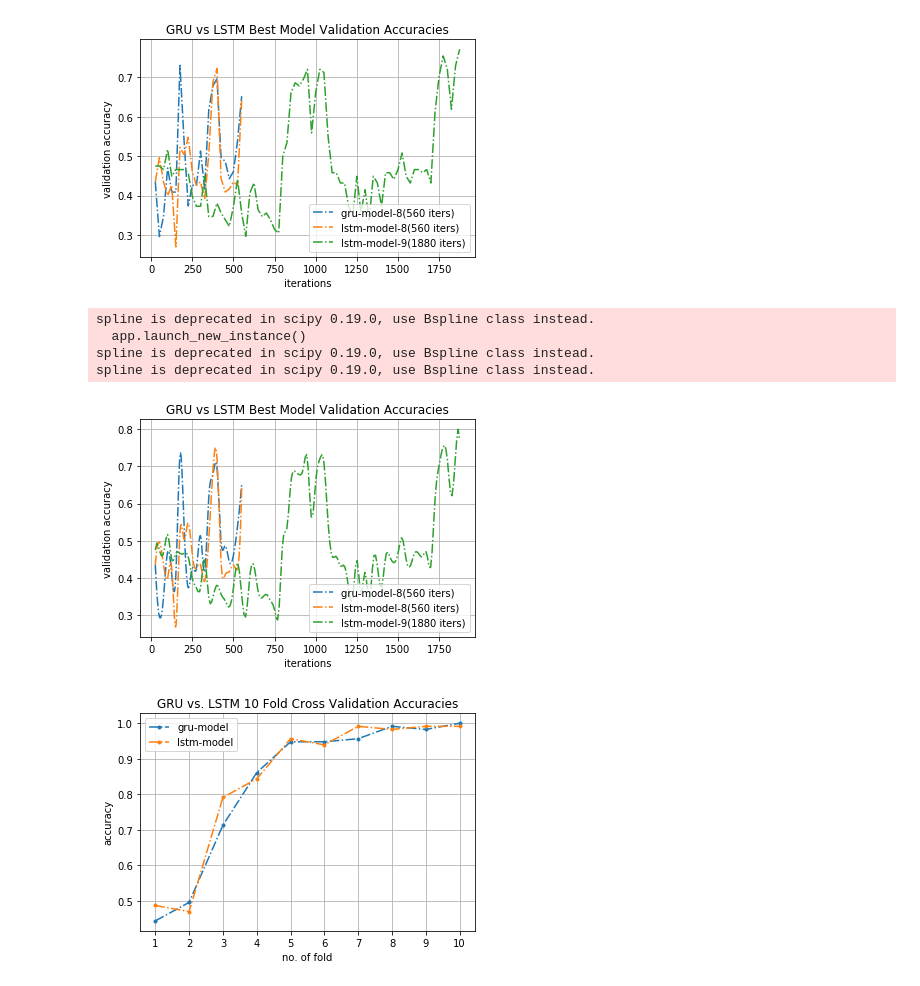
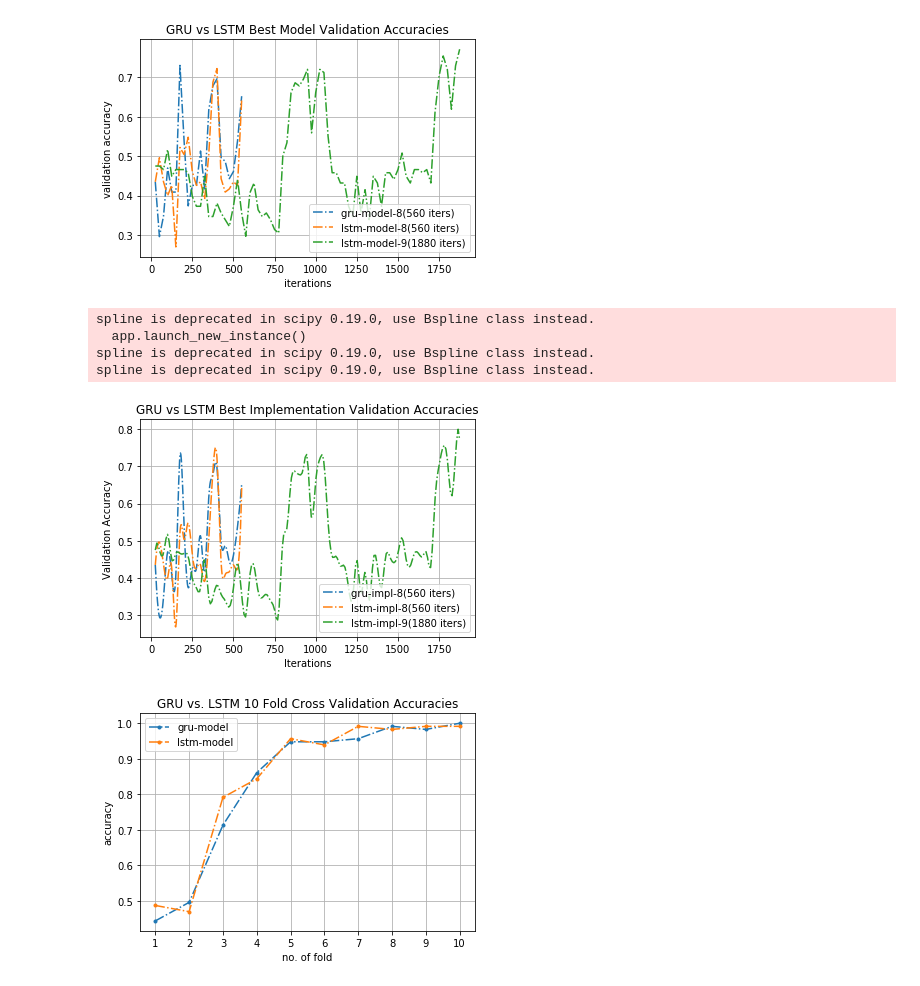
Before and after one commit to abdulhasibuddin/Depression-Analysis-from-Social-Media-Data-in-Bangla-Language-Applying-Deep-Recurrent-Neural-Network, a Jupyter notebook: GRU_vs_LSTM_FINAL/Graph Plot for GRU vs. LSTM.ipynb, the cells around one changed output. Drawn from its saved outputs; the diff is of its cells as text; code cells hidden in the pictures.

```diff
--- a/GRU_vs_LSTM_FINAL/Graph Plot for GRU vs. LSTM.ipynb
+++ b/GRU_vs_LSTM_FINAL/Graph Plot for GRU vs. LSTM.ipynb
@@ -121,43 +408,43 @@ marker = ''
 markersize = 3
 
 #plt.figure(figsize=(30,15))
-plt.title('GRU vs LSTM Best Model Validation Accuracies')
-plt.xlabel('iterations')
-plt.ylabel('validation accuracy')
+plt.title('GRU vs LSTM Best Implementation Validation Accuracies')
+plt.xlabel('Iterations')
+plt.ylabel('Validation Accuracy')
 
 x = x_axis_8
 y = gru_model_8_val_acc
 x_sm = np.array(x)
 y_sm = np.array(y)
 x_smooth = np.linspace(x_sm.min(), x_sm.max(), smoothing_factor)
 y_smooth = spline(x, y, x_smooth)
-plt.plot(x_smooth, y_smooth, marker=marker, markersize=markersize, linestyle=linestyle, label='gru-model-8(560 iters)')
+plt.plot(x_smooth, y_smooth, marker=marker, markersize=markersize, linestyle=linestyle, label='gru-impl-8(560 iters)')
 
 y = lstm_model_8_val_acc
 x_sm = np.array(x)
 y_sm = np.array(y)
 x_smooth = np.linspace(x_sm.min(), x_sm.max(), smoothing_factor)
 y_smooth = spline(x, y, x_smooth)
-plt.plot(x_smooth, y_smooth, marker=marker, markersize=markersize, linestyle=linestyle, label='lstm-model-8(560 iters)')
+plt.plot(x_smooth, y_smooth, marker=marker, markersize=markersize, linestyle=linestyle, label='lstm-impl-8(560 iters)')
 
 x = x_axis_9
 y = lstm_model_9_val_acc
 x_sm = np.array(x)
 y_sm = np.array(y)
 x_smooth = np.linspace(x_sm.min(), x_sm.max(), smoothing_factor)
 y_smooth = spline(x, y, x_smooth)
-plt.plot(x_smooth, y_smooth, marker=marker, markersize=markersize, linestyle=linestyle, label='lstm-model-9(1880 iters)')
+plt.plot(x_smooth, y_smooth, marker=marker, markersize=markersize, linestyle=linestyle, label='lstm-impl-9(1880 iters)')
 
 plt.grid(True)
 plt.legend()
-plt.savefig('images\compare_image_2_gru_vs_lstm_best_models_val_acc.png', bbox_inches='tight')
+plt.savefig('images\compare_image_3_gru_vs_lstm_best_models_val_acc.png', bbox_inches='tight')
 plt.show()
 # %% [output]
 spline is deprecated in scipy 0.19.0, use Bspline class instead.
   app.launch_new_instance()
 spline is deprecated in scipy 0.19.0, use Bspline class instead.
 spline is deprecated in scipy 0.19.0, use Bspline class instead.
-[figure, old version]
+[figure, new version]
 # %%
 linestyle='-.'
 
```
Also changed, not shown: parts of 15 cells of this notebook.
